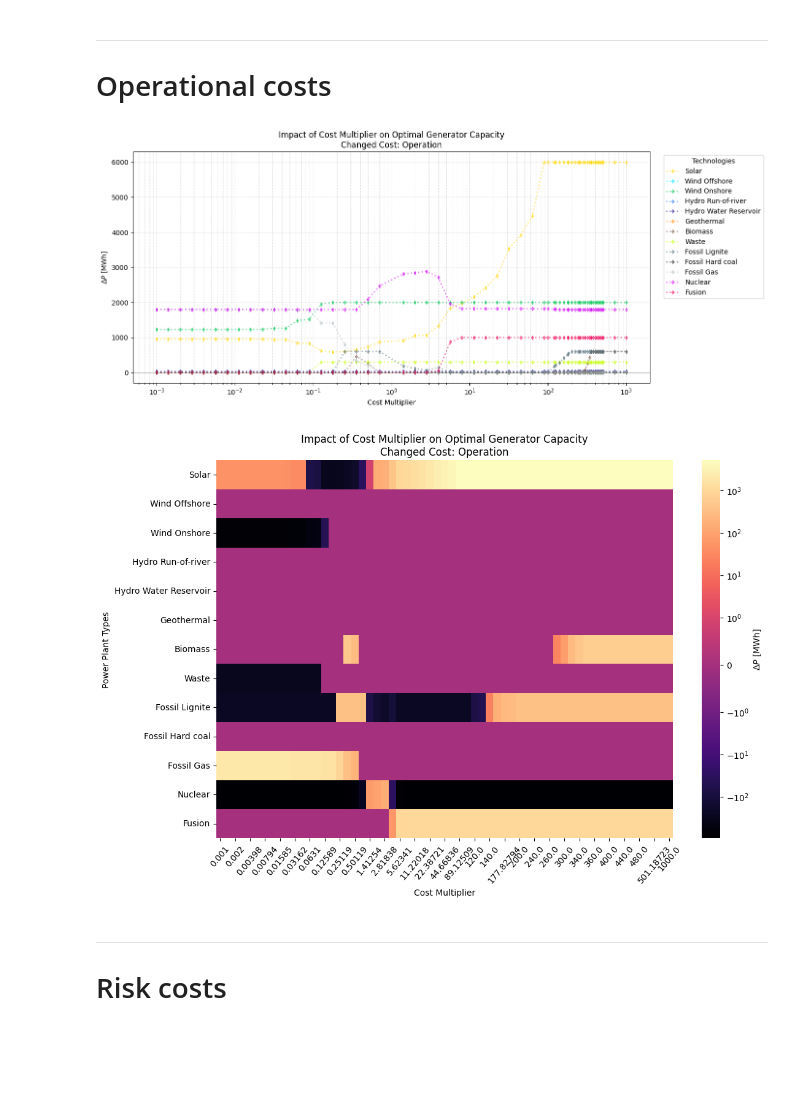
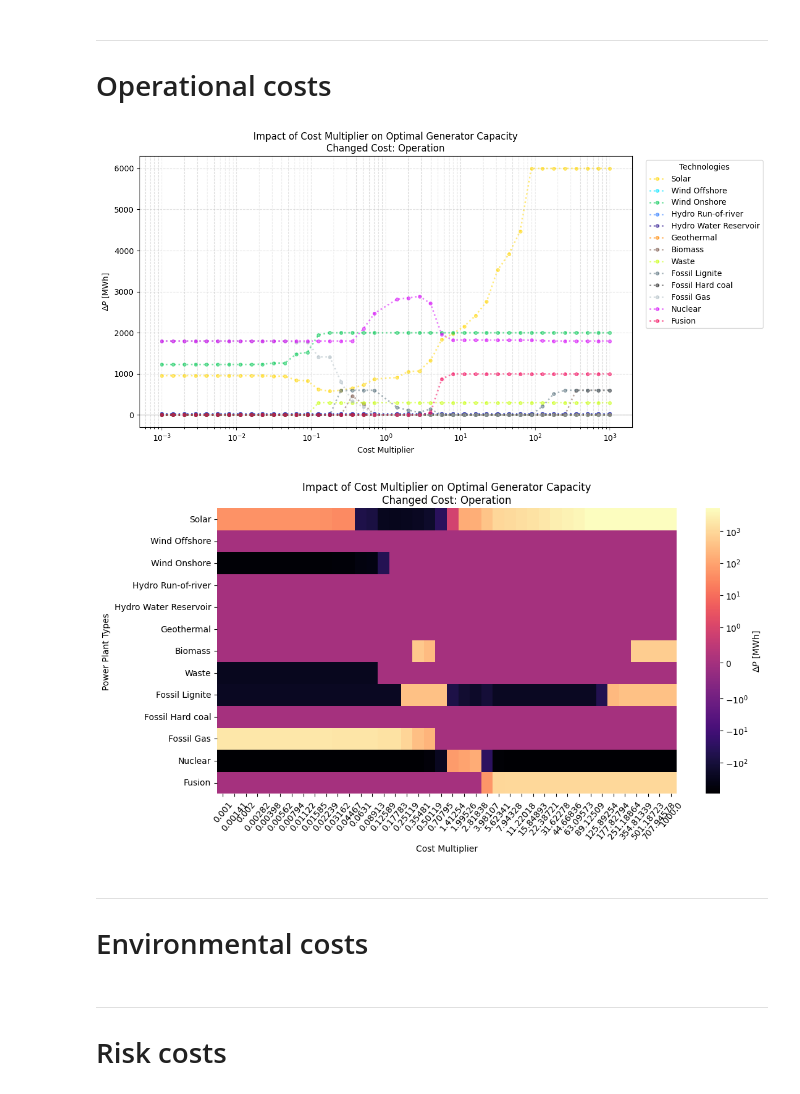
Before and after one commit to menkobalazs/power-systems-analysis, a Jupyter notebook: 08_sensitivity_test_result.ipynb, the cells around one changed output. Saved outputs shown, nothing was run; the diff lists cells and outputs as text; code cells hidden in the pictures; blank space fills up the shorter version.

```diff
--- a/08_sensitivity_test_result.ipynb
+++ b/08_sensitivity_test_result.ipynb
@@ -13,5 +12,5 @@ from glob import glob
 # %%
-baseline = pypsa.Network(glob('data/sensitivity_test/networks/*baseline*.nc')[0])
+baseline = pypsa.Network('data/sensitivity_test/networks/baseline_1.nc')
 baseline.generators.p_nom_opt.abs()
 # %% [output]
 name
@@ -48,10 +34,13 @@ create_heatmap(nws_env_normed, subtitle='Changed Cost: Environment')
 # %%
 nws_op, nws_env_normed = read_nc_data('data/sensitivity_test/networks/operation/*.nc', baseline)
 # %%
-create_lineplo(nws_op, subtitle='Changed Cost: Operation')
+create_lineplot(nws_op, subtitle='Changed Cost: Operation')
 # %% [output]
-[figure, old version]
+[figure, new version]
 # %%
 create_heatmap(nws_env_normed, subtitle='Changed Cost: Operation')
 # %% [output]
-[figure, old version]
+[figure, new version]
+# %% [markdown]
+---
+# Environmental costs
```
Also changed, not shown: parts of 12 cells of this notebook, 5 other files.
